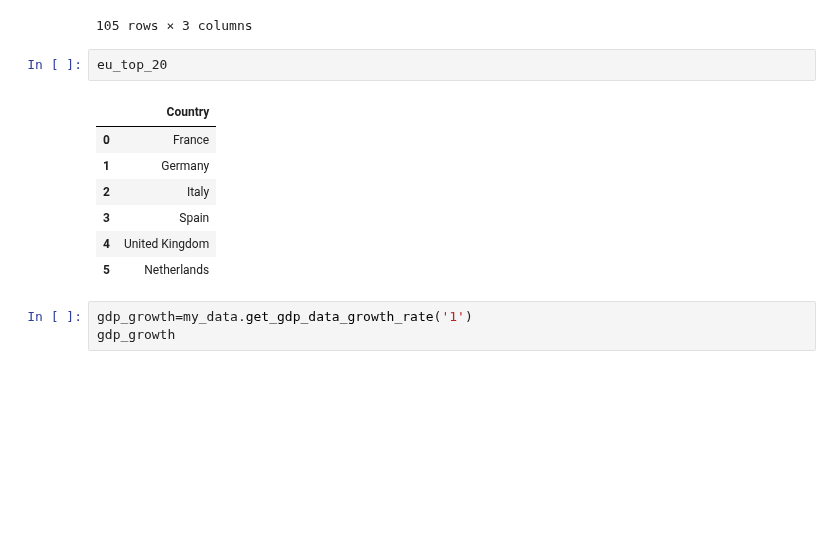
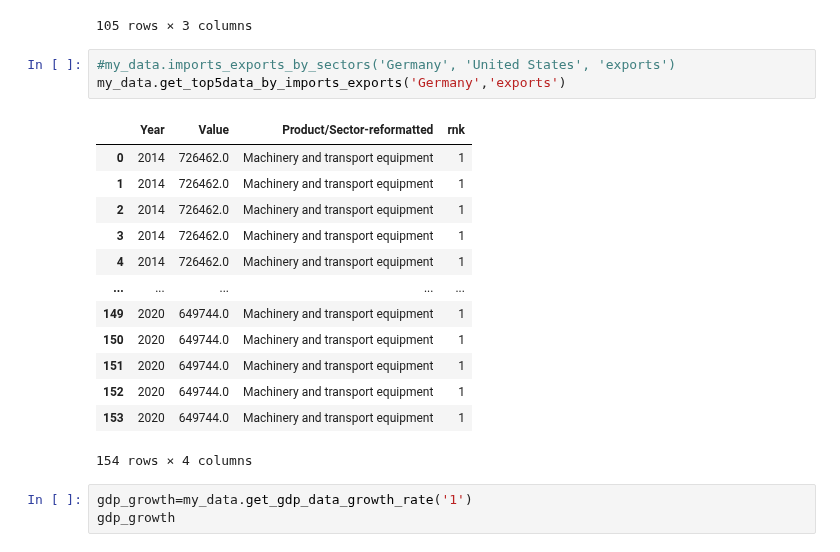
Before and after one commit to tuneman7/w209_spring_2022_thu_4_pm_team_4_web, a Jupyter notebook: eda_using_libraries_jp.ipynb, the cells around one changed output. Drawn from its saved outputs; the diff is of its cells as text; blank space fills up the shorter version.

```diff
--- a/eda_using_libraries_jp.ipynb
+++ b/eda_using_libraries_jp.ipynb
@@ -164,16 +164,23 @@ my_return_data
 | 103 | United States | 2019 | 2.16 |
 | 104 | United States | 2020 | -3.40 |
 105 rows × 3 columns
-# %%
-eu_top_20
-# %% [output]
-|  | Country |
-| 0 | France |
-| 1 | Germany |
-| 2 | Italy |
-| 3 | Spain |
-| 4 | United Kingdom |
-| 5 | Netherlands |
+# %%
+#my_data.imports_exports_by_sectors('Germany', 'United States', 'exports')
+my_data.get_top5data_by_imports_exports('Germany','exports')
+# %% [output]
+|  | Year | Value | Product/Sector-reformatted | rnk |
+| 0 | 2014 | 726462.0 | Machinery and transport equipment | 1 |
+| 1 | 2014 | 726462.0 | Machinery and transport equipment | 1 |
+| 2 | 2014 | 726462.0 | Machinery and transport equipment | 1 |
+| 3 | 2014 | 726462.0 | Machinery and transport equipment | 1 |
+| 4 | 2014 | 726462.0 | Machinery and transport equipment | 1 |
+| ... | ... | ... | ... | ... |
+| 149 | 2020 | 649744.0 | Machinery and transport equipment | 1 |
+| 150 | 2020 | 649744.0 | Machinery and transport equipment | 1 |
+| 151 | 2020 | 649744.0 | Machinery and transport equipment | 1 |
+| 152 | 2020 | 649744.0 | Machinery and transport equipment | 1 |
+| 153 | 2020 | 649744.0 | Machinery and transport equipment | 1 |
+154 rows × 4 columns
 # %%
 gdp_growth=my_data.get_gdp_data_growth_rate('1')
 gdp_growth
```
Also changed, not shown: parts of 4 cells of this notebook.
